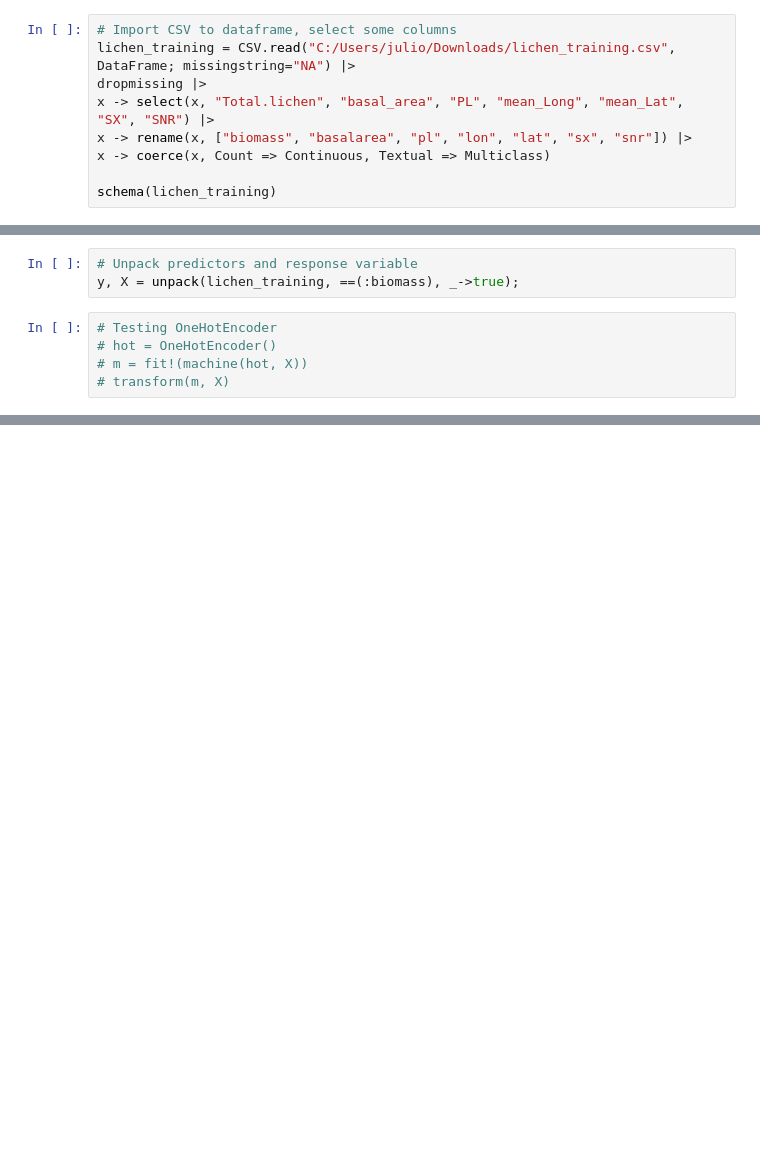
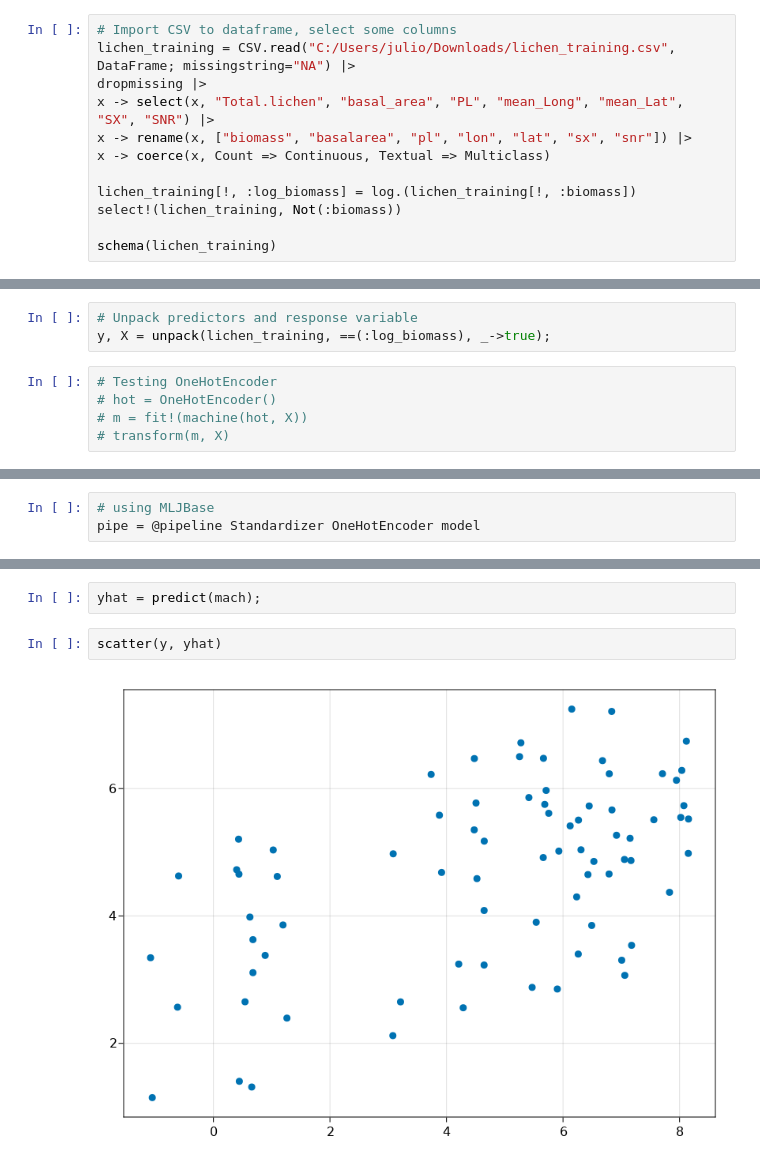
Before and after one commit to julionovoa/jl-sandbox, a Jupyter notebook: code/a-simple-mlj-workflow.ipynb, the cells around one changed output, grey strips where cells are left out. Cells and saved outputs as stored; diff of their text form; blank space fills up the shorter version.

Commit message:
incomplete pipe: log-exp target transformations

```diff
--- a/code/a-simple-mlj-workflow.ipynb
+++ b/code/a-simple-mlj-workflow.ipynb
@@ -19,4 +19,7 @@ x -> select(x, "Total.lichen", "basal_area", "PL", "mean_Long", "mean_Lat", "SX"
 x -> rename(x, ["biomass", "basalarea", "pl", "lon", "lat", "sx", "snr"]) |>
 x -> coerce(x, Count => Continuous, Textual => Multiclass)
 
+lichen_training[!, :log_biomass] = log.(lichen_training[!, :biomass])
+select!(lichen_training, Not(:biomass))
+
 schema(lichen_training)
@@ -23,6 +39,6 @@ schema(lichen_training)
 # %%
 # Unpack predictors and response variable
-y, X = unpack(lichen_training, ==(:biomass), _->true);
+y, X = unpack(lichen_training, ==(:log_biomass), _->true);
 # %%
 # Testing OneHotEncoder
 # hot = OneHotEncoder()
@@ -33,0 +54,3 @@ pipe = @pipeline Standardizer OneHotEncoder model target=log inverse=exp
+# %%
+# using MLJBase
+pipe = @pipeline Standardizer OneHotEncoder model
@@ -37,0 +114,6 @@ fit!(mach)
+# %%
+yhat = predict(mach);
+# %%
+scatter(y, yhat)
+# %% [output]
+[figure, added]
```
Also changed, not shown: parts of 8 cells of this notebook.
